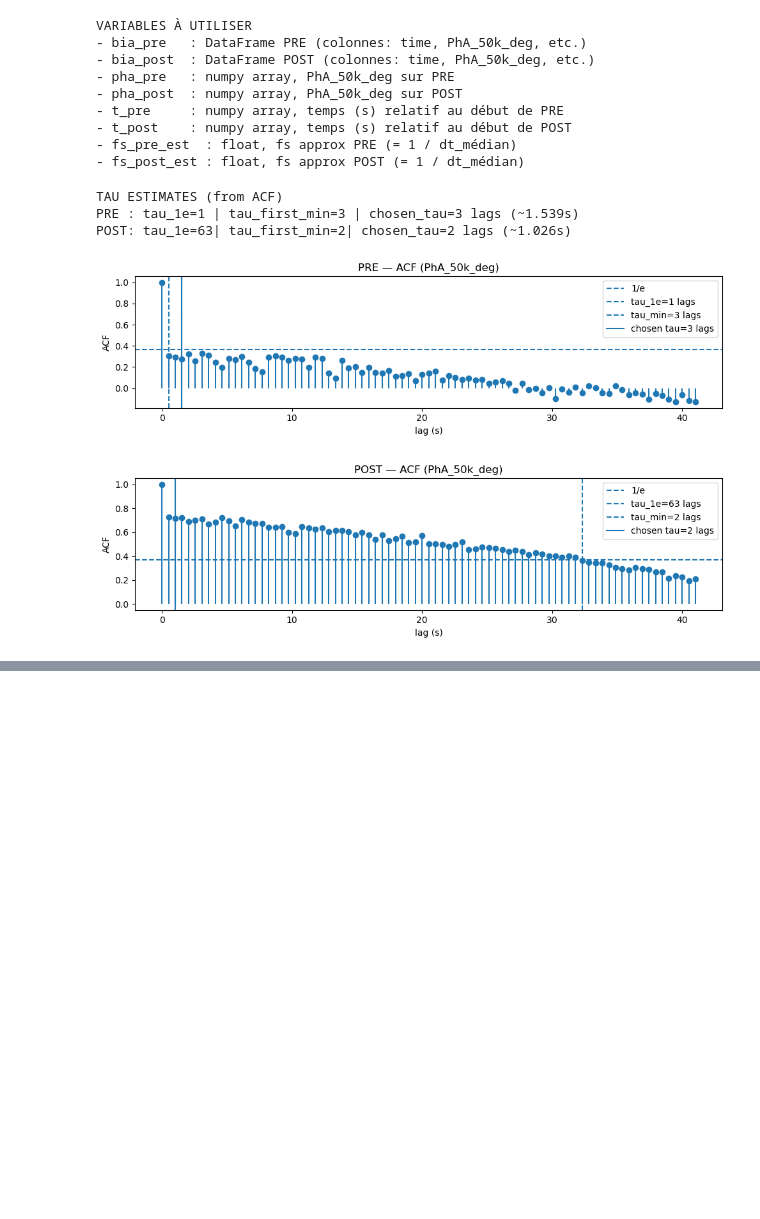
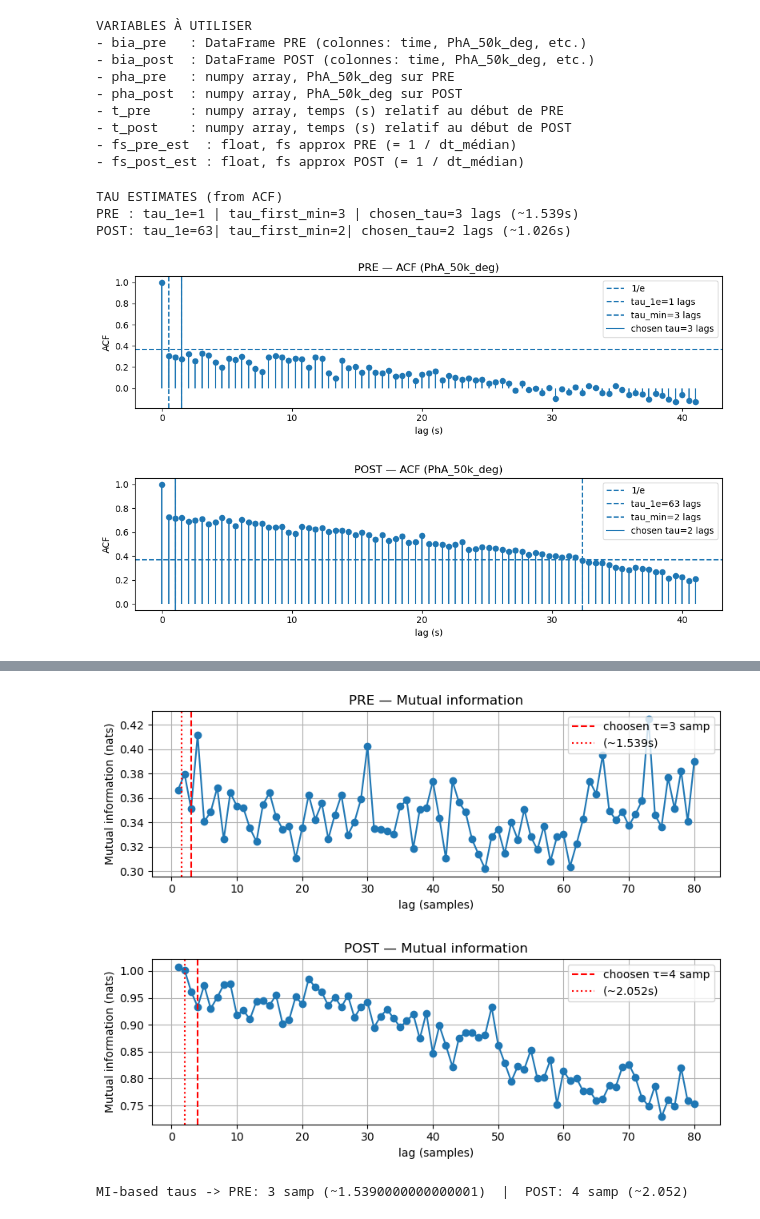
Before and after one commit to lucassavona85-png/Time-Series, a Jupyter notebook: code/RAW_BIA_LOADING.ipynb, the cells around one changed output, grey strips where cells are left out. Saved outputs shown, nothing was run; the diff lists cells and outputs as text; code cells hidden in the pictures; blank space fills up the shorter version.

```diff
--- a/code/RAW_BIA_LOADING.ipynb
+++ b/code/RAW_BIA_LOADING.ipynb
@@ -219,0 +228,72 @@ POST: tau_1e=63| tau_first_min=2| chosen_tau=2 lags (~1.026s)
+# %%
+
+# Mutual Information-based tau estimation
+
+def _mutual_information(x, y, bins=32):
+    H, _, _ = np.histogram2d(x, y, bins=bins)
+    s = H.sum()
+    if s == 0:
+        return 0.0
+    pxy = H / s
+    px = pxy.sum(axis=1)
+    py = pxy.sum(axis=0)
+    ix, jy = np.nonzero(pxy)
+    mi = np.sum(pxy[ix, jy] * np.log(pxy[ix, jy] / (px[ix] * py[jy])))
+    return float(mi)
+
+def compute_mi_lags(x, max_lag=80, bins=32):
+    x = np.asarray(x, dtype=float)
+    x = x[np.isfinite(x)]
+    if len(x) < 10:
+        return np.array([]), np.array([])
+    max_lag = min(max_lag, max(1, len(x)//2 - 1))
+    lags = np.arange(1, max_lag+1)
+    mis = [ _mutual_information(x[:-lag], x[lag:], bins=bins) for lag in lags ]
+    return lags, np.array(mis)
+
+def first_local_minimum(lags, vals):
+    for i in range(1, len(vals)-1):
+        if vals[i] < vals[i-1] and vals[i] < vals[i+1]:
+            return int(lags[i])
+    return None
+
+def plot_mi(lags, mis, chosen_tau=None, dt=None, title="Mutual information vs lag"):
+    plt.figure(figsize=(8,3))
+    plt.plot(lags, mis, '-o')
+    if chosen_tau is not None:
+        plt.axvline(chosen_tau, color='red', linestyle='--', label=f'choosen τ={chosen_tau} samp')
+        if dt is not None:
+            plt.axvline(chosen_tau*dt, color='red', linestyle=':', label=f'(~{chosen_tau*dt:.3f}s)')
+    plt.xlabel('lag (samples)')
+    plt.ylabel('Mutual information (nats)')
+    plt.title(title)
+    plt.grid(True)
+    plt.legend()
+    plt.tight_layout()
+    plt.show()
+
+# --- compute MI-based taus for PRE / POST, prefer MI first local minimum, else keep previous tau_pre_lag/tau_post_lag ---
+MAX_LAG = 80
+bins_pre  = max(16, int(np.sqrt(len(pha_pre))))  if len(pha_pre)  > 0 else 32
+bins_post = max(16, int(np.sqrt(len(pha_post)))) if len(pha_post) > 0 else 32
+
+lags_pre, mi_pre = compute_mi_lags(pha_pre,  max_lag=MAX_LAG, bins=bins_pre)
+tau_pre_mi = first_local_minimum(lags_pre, mi_pre) if lags_pre.size else None
+plot_mi(lags_pre, mi_pre, chosen_tau=tau_pre_mi, dt=dt_pre_med, title='PRE — Mutual information')
+
+lags_post, mi_post = compute_mi_lags(pha_post, max_lag=MAX_LAG, bins=bins_post)
+tau_post_mi = first_local_minimum(lags_post, mi_post) if lags_post.size else None
+plot_mi(lags_post, mi_post, chosen_tau=tau_post_mi, dt=dt_post_med, title='POST — Mutual information')
+
+# integrate with existing estimates: prefer MI if found, else keep previously computed tau_pre_lag / tau_post_lag
+tau_pre_lag  = int(tau_pre_mi)  if tau_pre_mi  is not None else (tau_pre_lag  if 'tau_pre_lag' in globals()  else None)
+tau_post_lag = int(tau_post_mi) if tau_post_mi is not None else (tau_post_lag if 'tau_post_lag' in globals() else None)
+
+tau_pre_sec  = None if tau_pre_lag  is None else tau_pre_lag  * dt_pre_med
+tau_post_sec = None if tau_post_lag is None else tau_post_lag * dt_post_med
+
+print(f"MI-based taus -> PRE: {tau_pre_mi} samp (~{tau_pre_sec})  |  POST: {tau_post_mi} samp (~{tau_post_sec})")
+# %% [output]
+[figure, added]
+[figure, added]
+MI-based taus -> PRE: 3 samp (~1.5390000000000001)  |  POST: 4 samp (~2.052)
```
Also changed, not shown: parts of 4 cells of this notebook.
